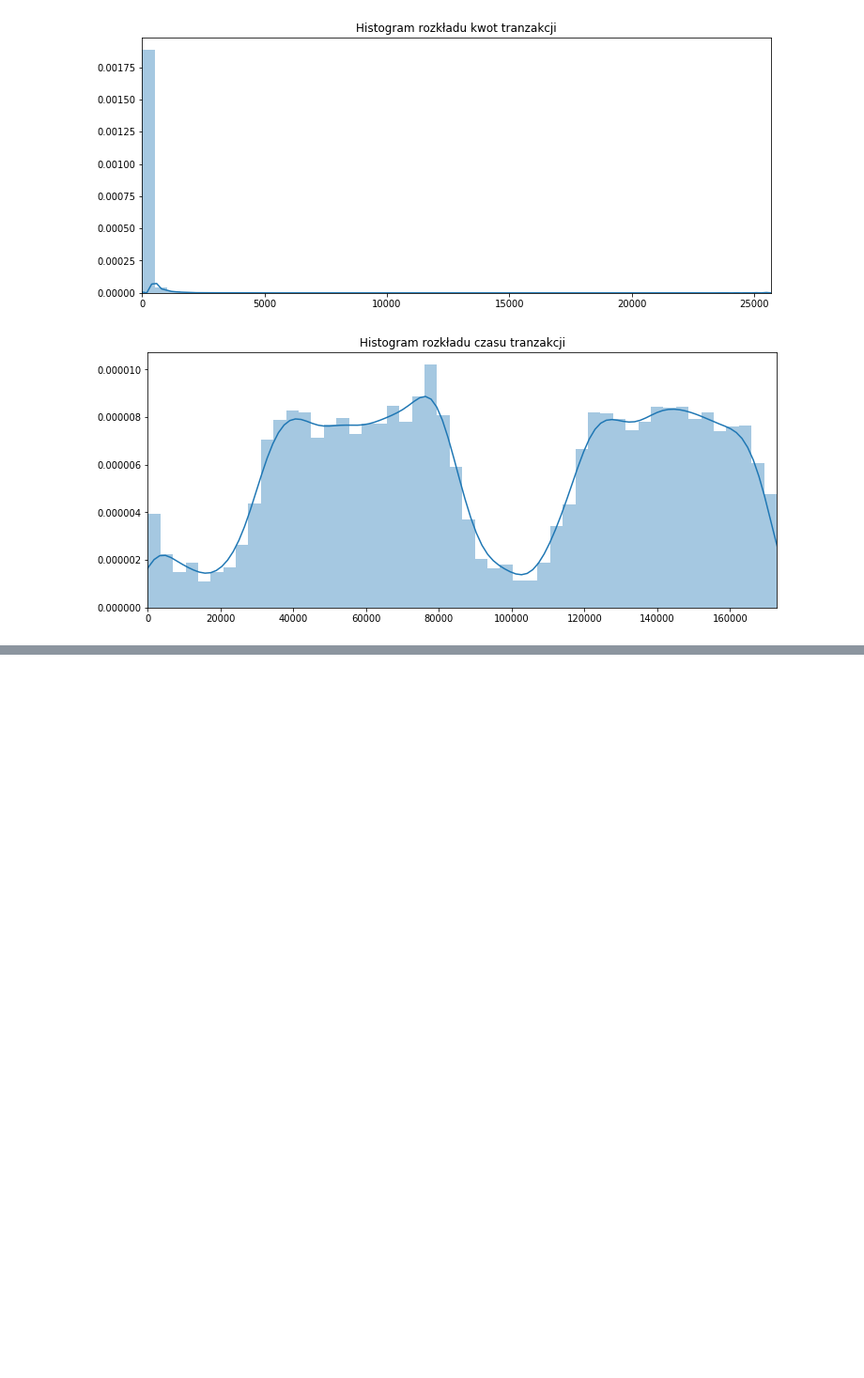
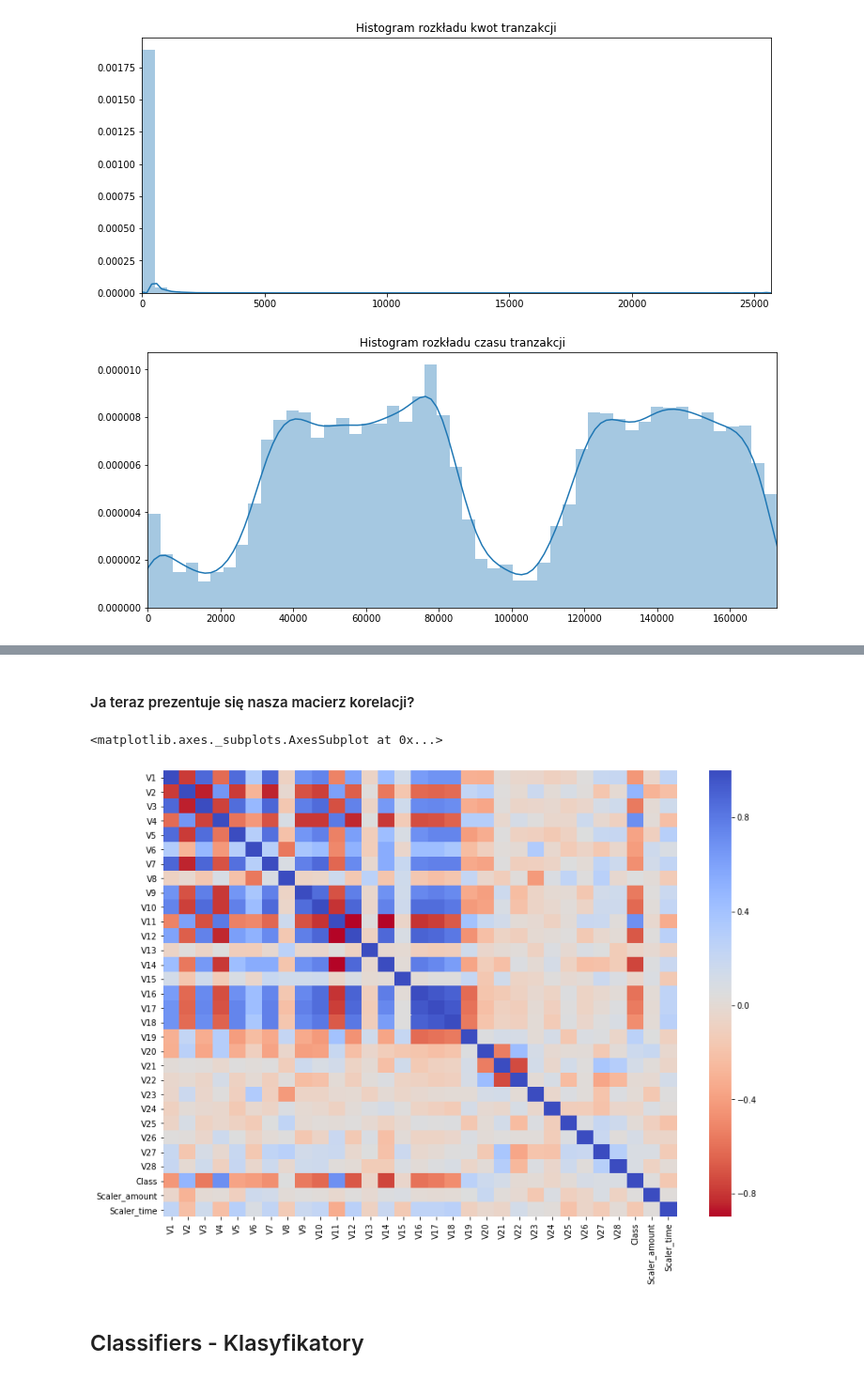
Before and after one commit to Krukrukk/Credit-Card-Fraud-Detection, a Jupyter notebook: Credit_Card_Fraud_Detection.ipynb, the cells around one changed output, grey strips where cells are left out. Shown at 94% size. Saved outputs shown, nothing was run; the diff lists cells and outputs as text; code cells hidden in the pictures; blank space fills up the shorter version.

```diff
--- a/Credit_Card_Fraud_Detection.ipynb
+++ b/Credit_Card_Fraud_Detection.ipynb
@@ -88,0 +149,8 @@ draw_histogram(df.Time.values, 'Histogram rozkładu czasu tranzakcji')
+# %%
+std_scaler = StandardScaler()
+
+df['Scaler_amount'] = std_scaler.fit_transform(df.Amount.values.reshape(-1, 1))
+df['Scaler_time'] = std_scaler.fit_transform(df.Time.values.reshape(-1, 1))
+
+df.drop(['Time','Amount'], axis=1, inplace=True)
+df.head()
@@ -88,0 +167,11 @@ draw_histogram(df.Time.values, 'Histogram rozkładu czasu tranzakcji')
+# %%
+df_sample = df.sample(frac=1)
+
+fraud_df = df_sample[df_sample.Class == 1]
+non_fraud_df = df_sample[df_sample.Class == 0]
+non_fraud_df = non_fraud_df[:492]
+new_df = pd.concat([fraud_df, non_fraud_df])
+
+print(new_df.shape)
+
+new_df.head()
@@ -88,0 +187,11 @@ draw_histogram(df.Time.values, 'Histogram rozkładu czasu tranzakcji')
+# %% [markdown]
+#### Ja teraz prezentuje się nasza macierz korelacji?
+# %%
+plt.figure(figsize=(14,10))
+corr = new_df.corr()
+sns.heatmap(corr, cmap='coolwarm_r', annot_kws={'size':20})
+# %% [output]
+<matplotlib.axes._subplots.AxesSubplot at 0x...>
+[figure, added]
+# %% [markdown]
+##  Classifiers - Klasyfikatory
```
Also changed, not shown: parts of 20 cells of this notebook.
